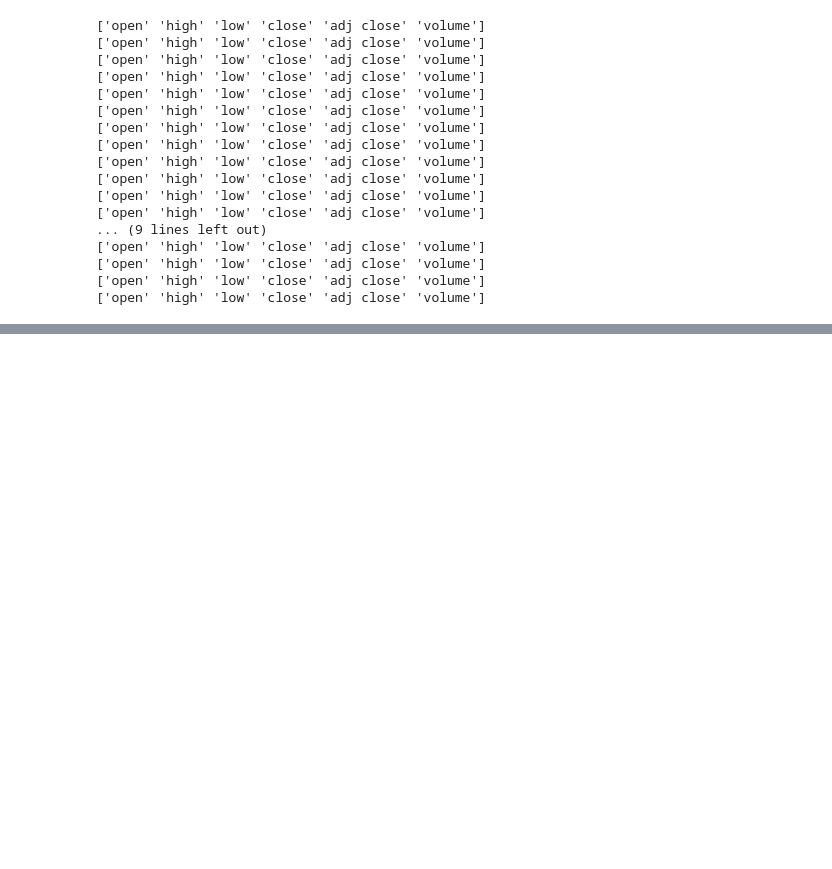
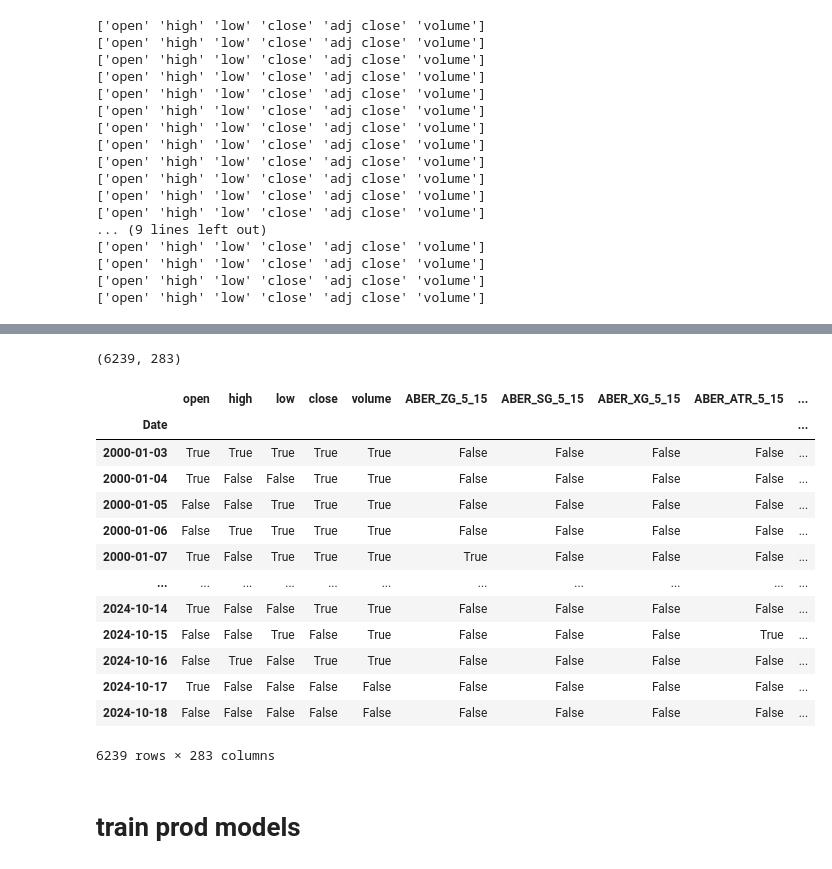
Before and after one commit to jklen/cataclysmic_alpha, a Jupyter notebook: experiment_notebooks/hhhl_ml1_backtest_analysis.ipynb, the cells around one changed output, grey strips where cells are left out. Saved outputs shown, nothing was run; the diff lists cells and outputs as text; code cells hidden in the pictures; blank space fills up the shorter version.

```diff
--- a/experiment_notebooks/hhhl_ml1_backtest_analysis.ipynb
+++ b/experiment_notebooks/hhhl_ml1_backtest_analysis.ipynb
@@ -1702,0 +1745,4 @@ for symbol in test_symbols:
+# %%
+df_price = pd.read_csv('../outputs_hhhl_ml1/before_good26_rest/AAPL/df_price.csv', index_col='Date',
+                       parse_dates=['Date'])
+df_price.shape
@@ -1702,0 +1751,5 @@ for symbol in test_symbols:
+# %%
+df_price1 = df_price.loc[:, ['Open', 'High', 'Low', 'Close', 'Volume']]\
+    .rename(columns = {'Open':'open', 'High':'high', 'Low':'low', 'Close':'close',
+                       'Volume':'volume'})
+df_price1
@@ -1702,0 +1777,4 @@ for symbol in test_symbols:
+# %%
+df_price2 = data.drop(columns = ['adj close'])
+df_price2 = df_price2.loc[:'2024-10-18']
+df_price2.ta.strategy('All')
@@ -1702,0 +1796,22 @@ for symbol in test_symbols:
+# %%
+df_price2 = df_price2.loc[:'2024-10-18']
+df_price2.shape
+# %% [output]
+(6239, 283)
+# %%
+df_price1 == df_price2
+# %% [output]
+|  | open | high | low | close | volume | ABER_ZG_5_15 | ABER_SG_5_15 | ABER_XG_5_15 | ABER_ATR_5_15 | ... |
+| Date |  |  |  |  |  |  |  |  |  | ... |
+| 2000-01-03 | True | True | True | True | True | False | False | False | False | ... |
+| 2000-01-04 | True | False | False | True | True | False | False | False | False | ... |
+| 2000-01-05 | False | False | True | True | True | False | False | False | False | ... |
+| 2000-01-06 | False | True | True | True | True | False | False | False | False | ... |
+| 2000-01-07 | True | False | True | True | True | True | False | False | False | ... |
+| ... | ... | ... | ... | ... | ... | ... | ... | ... | ... | ... |
+| 2024-10-14 | True | False | False | True | True | False | False | False | False | ... |
+| 2024-10-15 | False | False | True | False | True | False | False | False | True | ... |
+| 2024-10-16 | False | True | False | True | True | False | False | False | False | ... |
+| 2024-10-17 | True | False | False | False | False | False | False | False | False | ... |
+| 2024-10-18 | False | False | False | False | False | False | False | False | False | ... |
+6239 rows × 283 columns
@@ -1702,0 +1821,2 @@ for symbol in test_symbols:
+# %% [markdown]
+# train prod models
```
Also changed, not shown: parts of 26 cells of this notebook, 23 other files.
